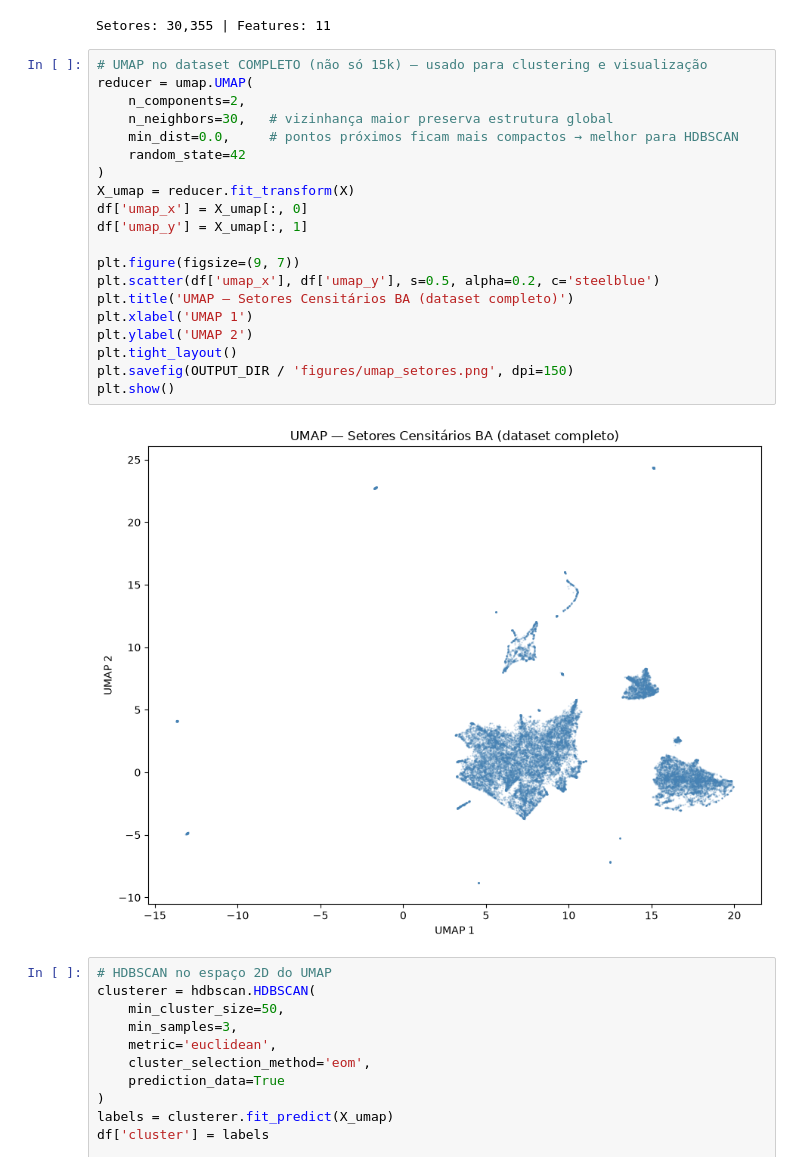
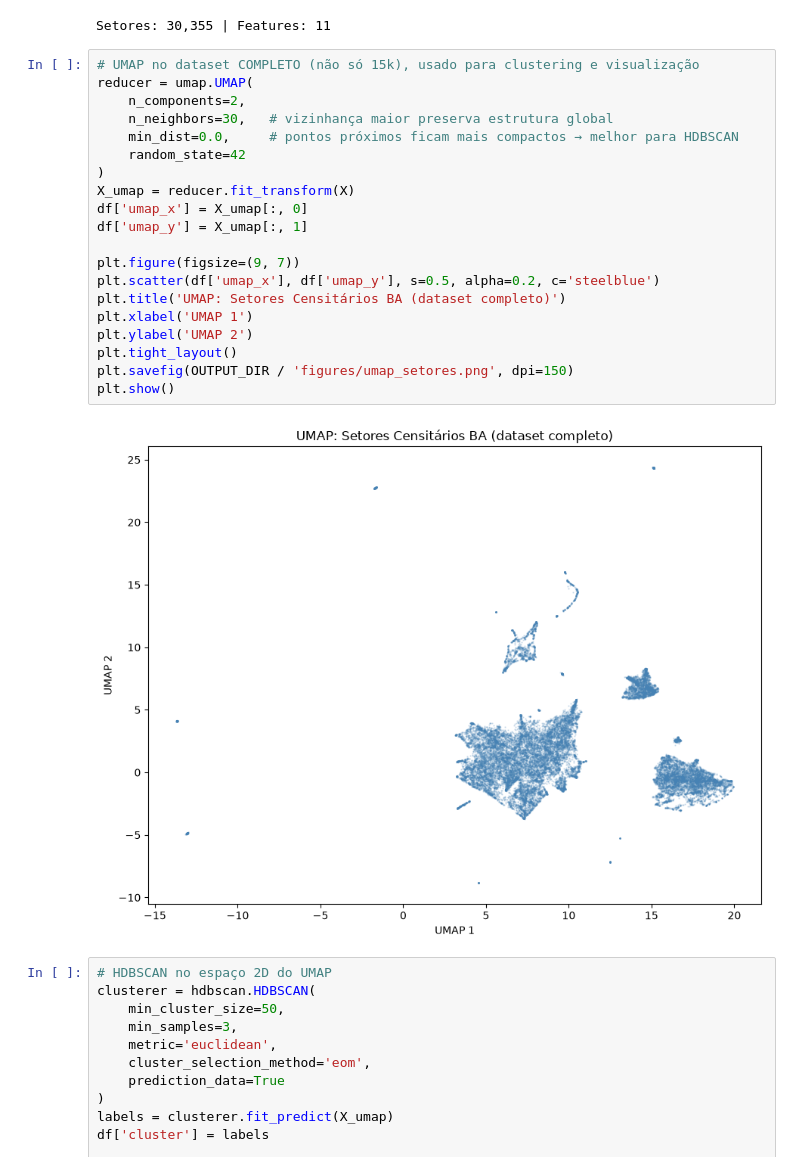
Before and after one commit to wesleiferreira98/trabalho-topicos-4, a Jupyter notebook: notebooks/05_modelagem.ipynb, the cells around one changed output. Cells and saved outputs as stored; diff of their text form.

```diff
--- a/notebooks/05_modelagem.ipynb
+++ b/notebooks/05_modelagem.ipynb
@@ -40,27 +40,27 @@ print(f'Setores: {len(df):,} | Features: {X.shape[1]}')
 # %% [output]
 Setores: 30,355 | Features: 11
 # %%
-# UMAP no dataset COMPLETO (não só 15k) — usado para clustering e visualização
+# UMAP no dataset COMPLETO (não só 15k), usado para clustering e visualização
 reducer = umap.UMAP(
     n_components=2,
     n_neighbors=30,   # vizinhança maior preserva estrutura global
     min_dist=0.0,     # pontos próximos ficam mais compactos → melhor para HDBSCAN
     random_state=42
 )
 X_umap = reducer.fit_transform(X)
 df['umap_x'] = X_umap[:, 0]
 df['umap_y'] = X_umap[:, 1]
 
 plt.figure(figsize=(9, 7))
 plt.scatter(df['umap_x'], df['umap_y'], s=0.5, alpha=0.2, c='steelblue')
-plt.title('UMAP — Setores Censitários BA (dataset completo)')
+plt.title('UMAP: Setores Censitários BA (dataset completo)')
 plt.xlabel('UMAP 1')
 plt.ylabel('UMAP 2')
 plt.tight_layout()
 plt.savefig(OUTPUT_DIR / 'figures/umap_setores.png', dpi=150)
 plt.show()
 # %% [output]
-[figure, old version]
+[figure, new version]
 # %%
 # HDBSCAN no espaço 2D do UMAP
 clusterer = hdbscan.HDBSCAN(
```
Also changed, not shown: parts of 6 cells of this notebook, 6 other files.
